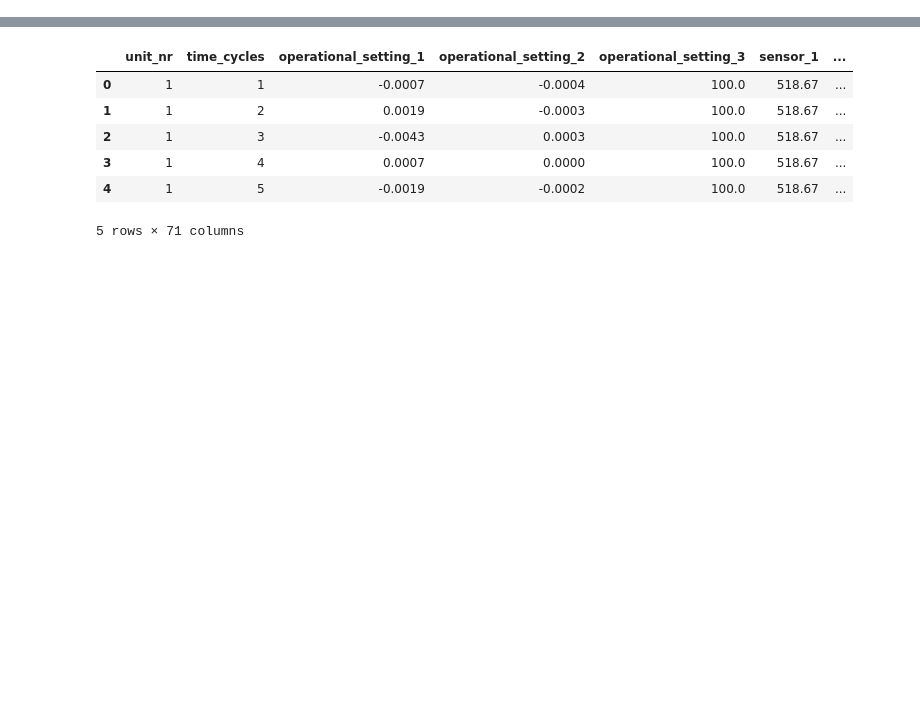
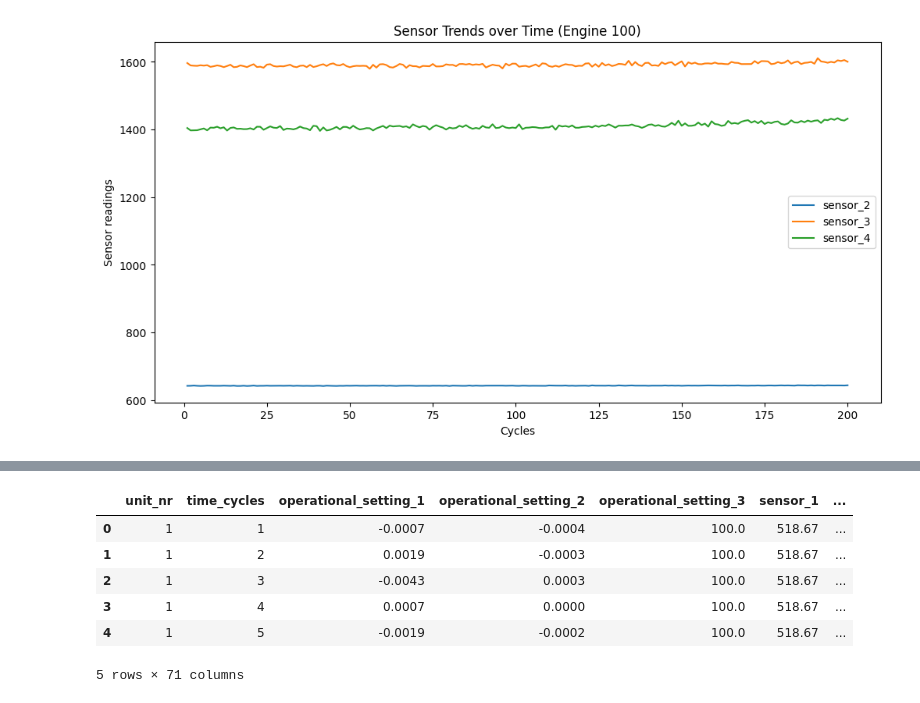
Before and after one commit to marksindustries/ai_ml_projects, a Jupyter notebook: project_1/notebooks/predictive_maintenance.ipynb, the cells around one changed output, grey strips where cells are left out. Saved outputs shown, nothing was run; the diff lists cells and outputs as text; code cells hidden in the pictures; blank space fills up the shorter version.

```diff
--- a/project_1/notebooks/predictive_maintenance.ipynb
+++ b/project_1/notebooks/predictive_maintenance.ipynb
@@ -39,0 +104,16 @@ df.head()
+# %%
+
+# 2. Line plot of sensor signals over time (for a single engine)
+engine_id = 100
+engine_data = df[df['unit_nr'] == engine_id]
+
+plt.figure(figsize=(12,6))
+for sensor in ['sensor_2', 'sensor_3', 'sensor_4']:
+    plt.plot(engine_data['time_cycles'], engine_data[sensor], label=sensor)
+plt.xlabel("Cycles")
+plt.ylabel("Sensor readings")
+plt.title(f"Sensor Trends over Time (Engine {engine_id})")
+plt.legend()
+plt.show()
+# %% [output]
+[figure, added]
```
Also changed, not shown: parts of 41 cells of this notebook, 4 other files.
